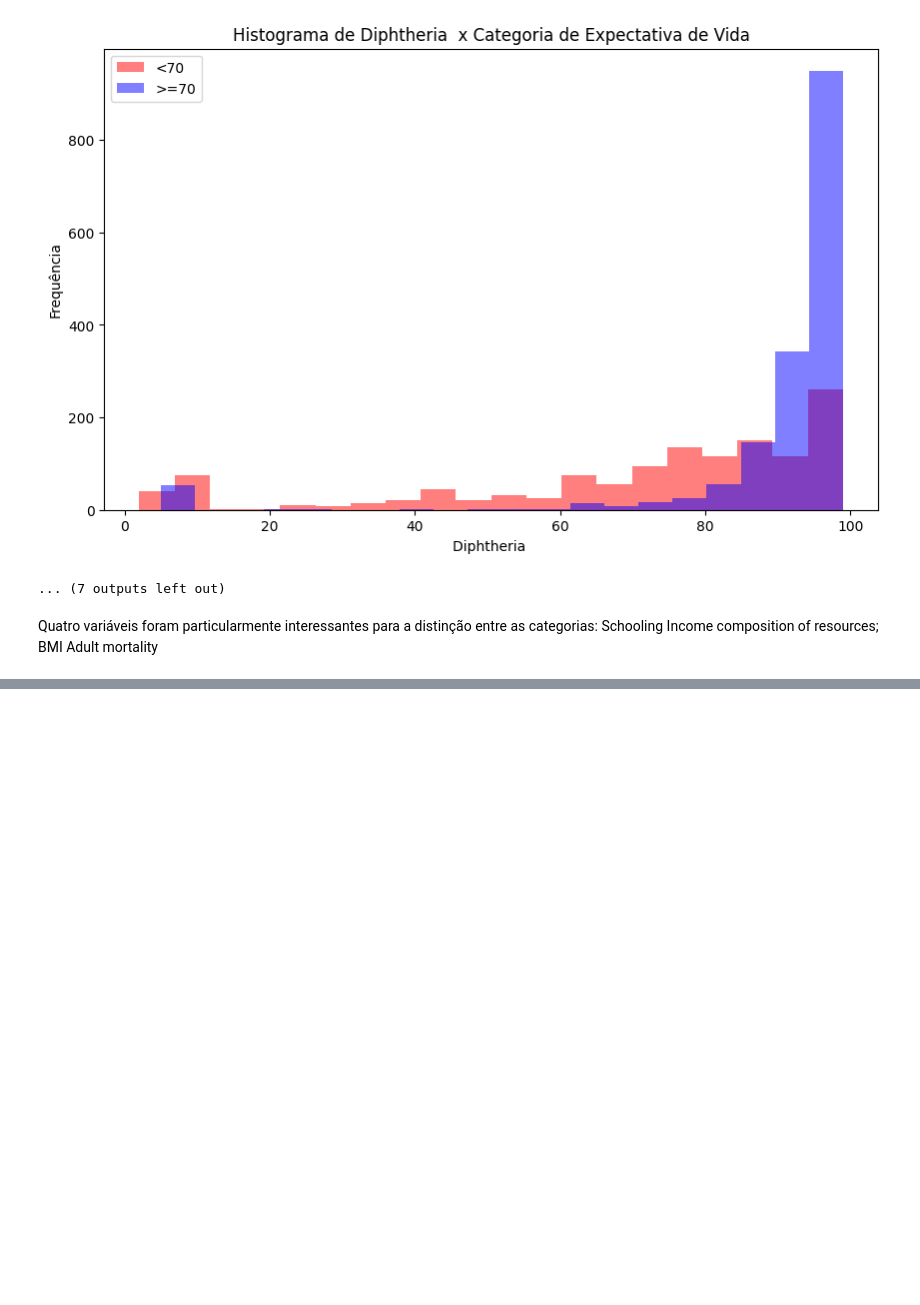
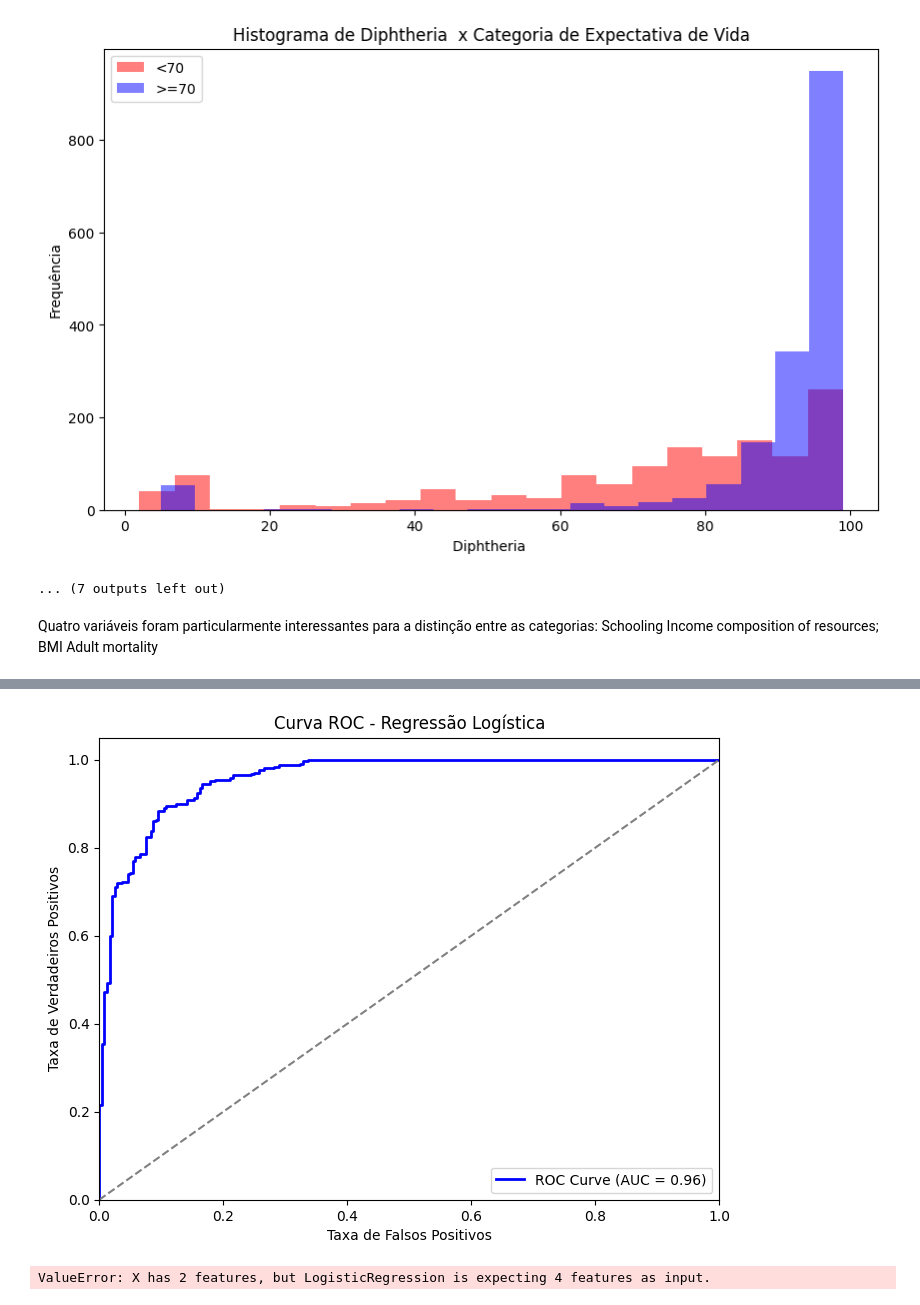
Before and after one commit to buenogi/Life-Expectancy-WHO-ML, a Jupyter notebook: Script/LifeExpectancy.ipynb, the cells around one changed output, grey strips where cells are left out. Cells and saved outputs as stored; diff of their text form; code cells hidden in the pictures; blank space fills up the shorter version.

```diff
--- a/Script/LifeExpectancy.ipynb
+++ b/Script/LifeExpectancy.ipynb
@@ -279,0 +422,61 @@ plt.show()
+# %%
+import matplotlib.pyplot as plt
+import numpy as np
+from sklearn.linear_model import LogisticRegression
+from sklearn.model_selection import train_test_split
+from sklearn.metrics import roc_curve, auc
+
+# Definindo as variáveis independentes e a variável dependente
+
+X = dados_limpos[variaveis]
+y = dados_limpos['Life_expectancy_category'].apply(lambda x: 1 if x == '>=70' else 0)  # 1 para >=70 e 0 para <70
+
+# Dividindo os dados em treino e teste
+X_train, X_test, y_train, y_test = train_test_split(X, y, test_size=0.2, random_state=42)
+
+# Criando o modelo de Regressão Logística
+modelo_logistico = LogisticRegression(max_iter=1000, random_state=42)
+modelo_logistico.fit(X_train, y_train)
+
+# Prevendo as probabilidades no conjunto de teste
+y_prob = modelo_logistico.predict_proba(X_test)[:, 1]  # Probabilidade para a classe '>=70'
+
+# 1. Curva ROC para avaliar o modelo
+fpr, tpr, thresholds = roc_curve(y_test, y_prob)
+roc_auc = auc(fpr, tpr)
+
+# Plotando a curva ROC
+plt.figure(figsize=(8,6))
+plt.plot(fpr, tpr, color='blue', lw=2, label=f'ROC Curve (AUC = {roc_auc:.2f})')
+plt.plot([0, 1], [0, 1], color='gray', linestyle='--')
+plt.xlim([0.0, 1.0])
+plt.ylim([0.0, 1.05])
+plt.xlabel('Taxa de Falsos Positivos')
+plt.ylabel('Taxa de Verdadeiros Positivos')
+plt.title('Curva ROC - Regressão Logística')
+plt.legend(loc='lower right')
+plt.show()
+
+# 2. Visualização das probabilidades de pertencimento à classe '>=70'
+# Exemplo com 2 variáveis para simplificar (escolha as variáveis que deseja)
+X_test_sub = X_test[['Schooling', 'Income composition of resources']]  # Usando duas variáveis para simplificação
+
+# Gerando uma malha para prever a probabilidade
+xx, yy = np.meshgrid(np.linspace(X_test_sub['Schooling'].min(), X_test_sub['Schooling'].max(), 100),
+                     np.linspace(X_test_sub['Income composition of resources'].min(), X_test_sub['Income composition of resources'].max(), 100))
+
+Z = modelo_logistico.predict_proba(np.c_[xx.ravel(), yy.ravel()])[:, 1]
+Z = Z.reshape(xx.shape)
+
+# Plotando a área de decisão e as probabilidades
+plt.figure(figsize=(8,6))
+plt.contourf(xx, yy, Z, levels=np.linspace(0, 1, 11), cmap="coolwarm", alpha=0.5)
+plt.colorbar(label="Probabilidade de ser >=70")
+plt.scatter(X_test_sub['Schooling'], X_test_sub['Income composition of resources'], c=y_test, edgecolors='k', cmap=plt.cm.Paired)
+plt.xlabel('Schooling')
+plt.ylabel('Income composition of resources')
+plt.title('Visualização das Probabilidades (Classe >=70)')
+plt.show()
+# %% [output]
+[figure, added]
+ValueError: X has 2 features, but LogisticRegression is expecting 4 features as input.
```
Also changed, not shown: parts of 10 cells of this notebook.
